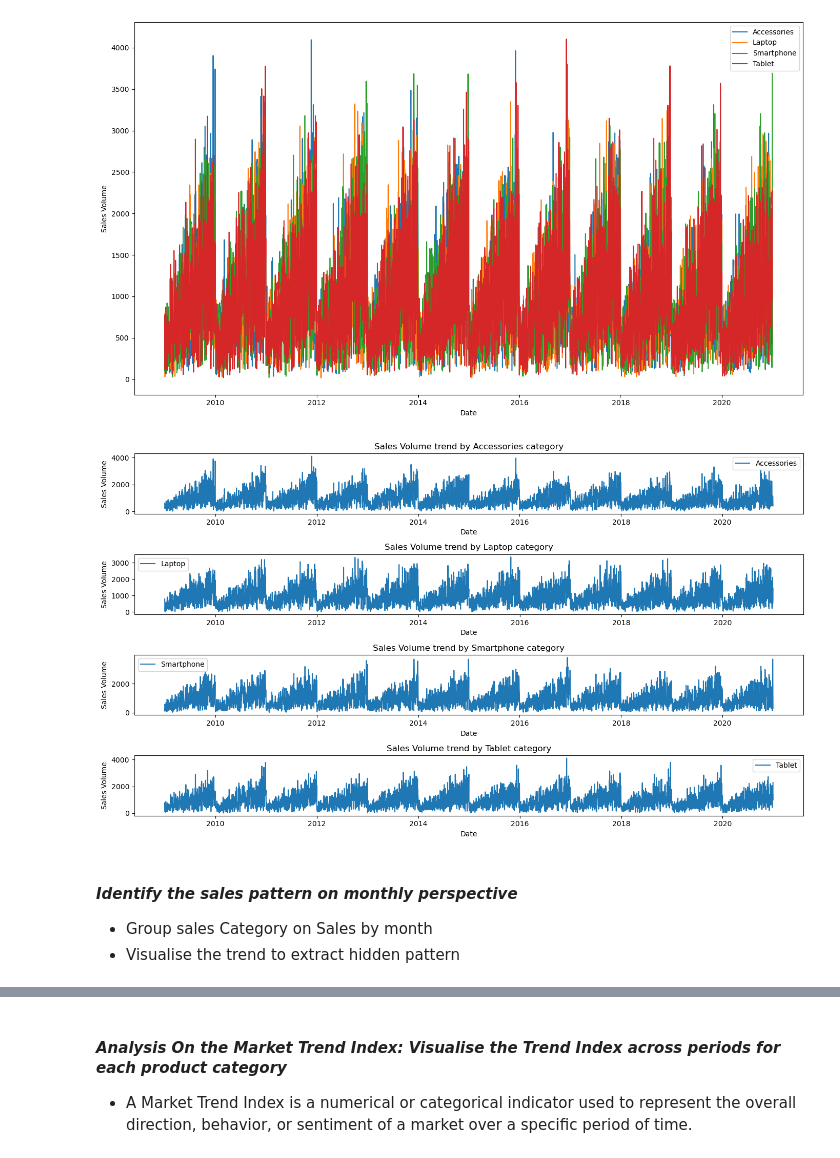
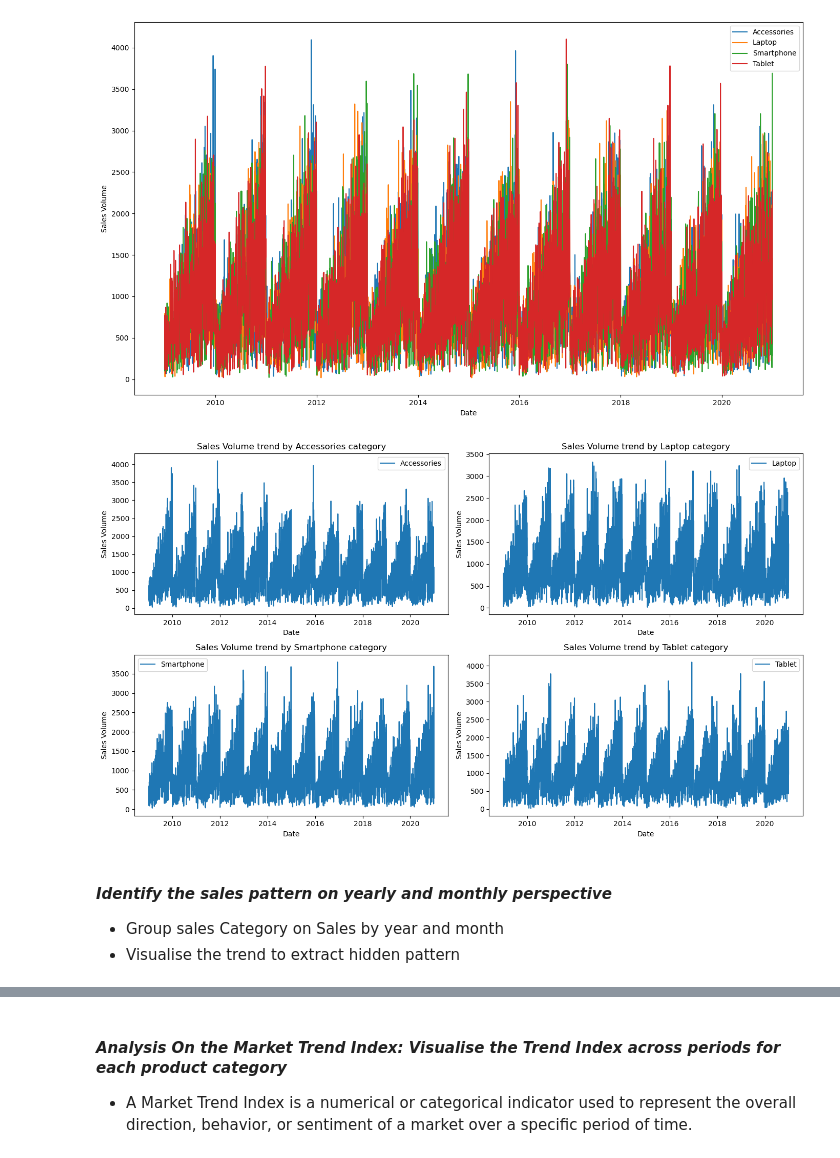
Before and after one commit to abahjohn0411/ElectroTech-Sales-Forecast, a Jupyter notebook: EDA/Analysis.ipynb, the cells around one changed output, grey strips where cells are left out. Saved outputs shown, nothing was run; the diff lists cells and outputs as text; code cells hidden in the pictures.

```diff
--- a/EDA/Analysis.ipynb
+++ b/EDA/Analysis.ipynb
@@ -138,21 +150,21 @@ plt.show()
 # %%
 cat_ = len(sales_volume_by_cat['Category'].unique())
 
 plt.figure(figsize=[14,8])
 for i, cat in enumerate(sales_volume_by_cat['Category'].unique().tolist()):
-    plt.subplot(4,1, i+1)
+    plt.subplot(2,2, i+1)
     subset = sales_volume_by_cat[sales_volume_by_cat['Category'] == cat]
     plt.plot(pd.to_datetime(subset['Date']), subset['Sales_Volume'], label=cat)
     plt.title(f'Sales Volume trend by {cat} category')
 
     plt.xlabel('Date')
     plt.ylabel('Sales Volume')
     plt.legend()
-    plt.tight_layout()
+plt.tight_layout()
 plt.show()
 # %% [output]
-[figure, old version]
+[figure, new version]
 # %% [markdown]
-#### *Identify the sales pattern on monthly perspective*
-- Group sales Category on Sales by month
+#### *Identify the sales pattern on yearly and monthly perspective*
+- Group sales Category on Sales by year and month
 - Visualise the trend to extract hidden pattern
```
Also changed, not shown: parts of 21 cells of this notebook, 3 other files.
